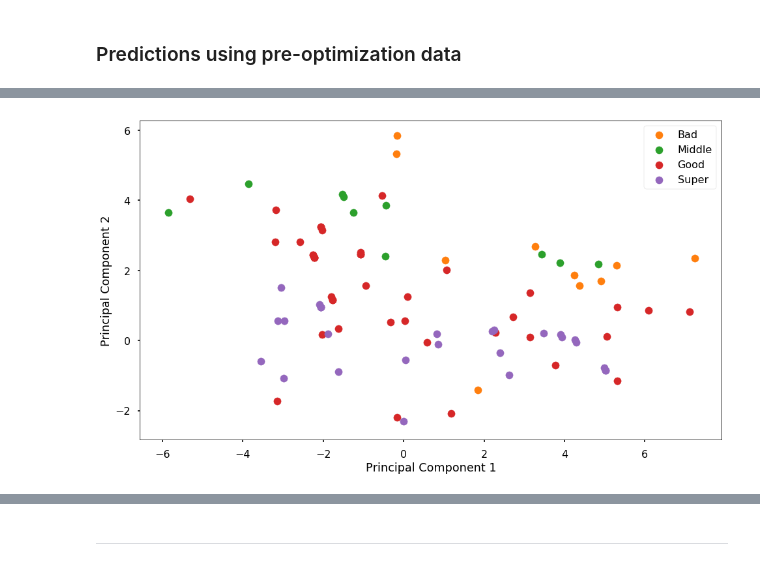
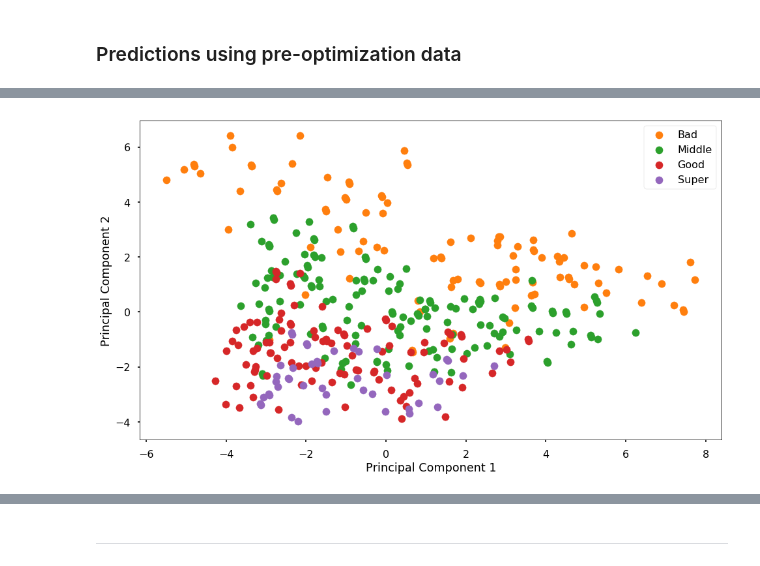
Before and after one commit to naienh/FT-Reactive-Distillation-Pyomo, a Jupyter notebook: showcase/3rd_level/Analysis-Copy1.ipynb, the cells around one changed output, grey strips where cells are left out. Saved outputs shown, nothing was run; the diff lists cells and outputs as text; code cells hidden in the pictures.

```diff
--- a/showcase/3rd_level/Analysis-Copy1.ipynb
+++ b/showcase/3rd_level/Analysis-Copy1.ipynb
@@ -350,15 +350,16 @@ plt.close()
 fig, axs = plt.subplots(figsize=(16,9))
 
 targets = ['Random Start', 'Initialization Complete', 'Optimized Any', 'Optimized All']
-colors = ['C1', 'C2', 'C3','C4']
+colors = ['C1', 'C2', 'C4','C3']
+markers = ['*','x','*','+']
 masks = {'Random Start':True,\
          'Initialization Complete':finished_initialization,\
          'Optimized Any':finished_optimization_any,\
          'Optimized All':finished_optimization_all}
 
-for target, color in zip(targets,colors):
+for target, color,marker in zip(targets,colors,markers):
     mask = masks[target]
-    axs.scatter(scores[:,0][mask],scores[:,1][mask],color=color,label=target)
+    axs.scatter(scores[:,0][mask],scores[:,1][mask],marker=marker,color=color,label=target,s=30)
 
 axs.legend()
 axs.set_xlabel('Principal Component 1')
@@ -886,5 +907,7 @@ pd.DataFrame(revenue_opt_results_unique[::4,33:-1].T,index=['Feed {}'.format(j)
+# %%
+scaling_object = StandardScaler().fit(revenue_opt_results_unique[:,:-1])
 # %%
-center_scaled = StandardScaler().fit_transform(revenue_opt_results_unique[::4,:-1])
+center_scaled = scaling_object.transform(revenue_opt_results_unique[:,:-1])
 pca = PCA(n_components=10)
 scores = pca.fit_transform(center_scaled)
 # %% [markdown]
@@ -954,23 +1041,22 @@ predicted_scores = pca.transform(revenue_opt_origin_scaled)
 # %%
 fig, axs = plt.subplots(figsize=(16,9))
 
 targets = ['Bad','Middle','Good','Super']
 colors = ['C1', 'C2','C3','C4']
-masks = {'Bad':[[0,21.54],slice(0,10),80],\
-         'Middle':[[21.55,21.80],slice(10,20),10],\
-         'Good':[[21.81,22.07],slice(20,60),10],\
-         'Super':[[22.08,22.33],slice(60,87),80]}
+masks = {'Bad':[[0,21.54],slice(0,100),80],\
+         'Middle':[[21.55,21.80],slice(100,250),10],\
+         'Good':[[21.81,22.07],slice(250,350),10],\
+         'Super':[[22.08,22.33],slice(350,None),80]}
 
 for target, color in zip(targets,colors):
     mask = masks[target]
     axs.scatter(scores[:,0][mask[1]],scores[:,1][mask[1]],color=color,label=target)
-    tmp = [j for j,run in enumerate(revenue_opt_results_matrix) if run[-1] >= mask[0][0] and run[-1] <= mask[0][1]]
 
 axs.legend()
 axs.set_xlabel('Principal Component 1')
 axs.set_ylabel('Principal Component 2')
 
 plt.show()
 plt.close()
 # %% [output]
-[figure, old version]
+[figure, new version]
```
Also changed, not shown: parts of 74 cells of this notebook, 5 other files.
